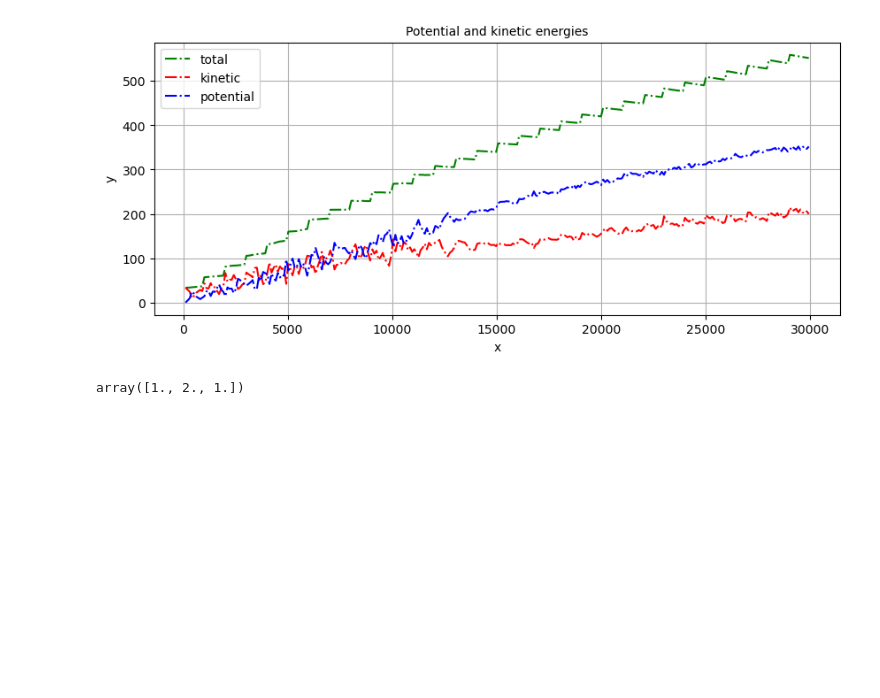
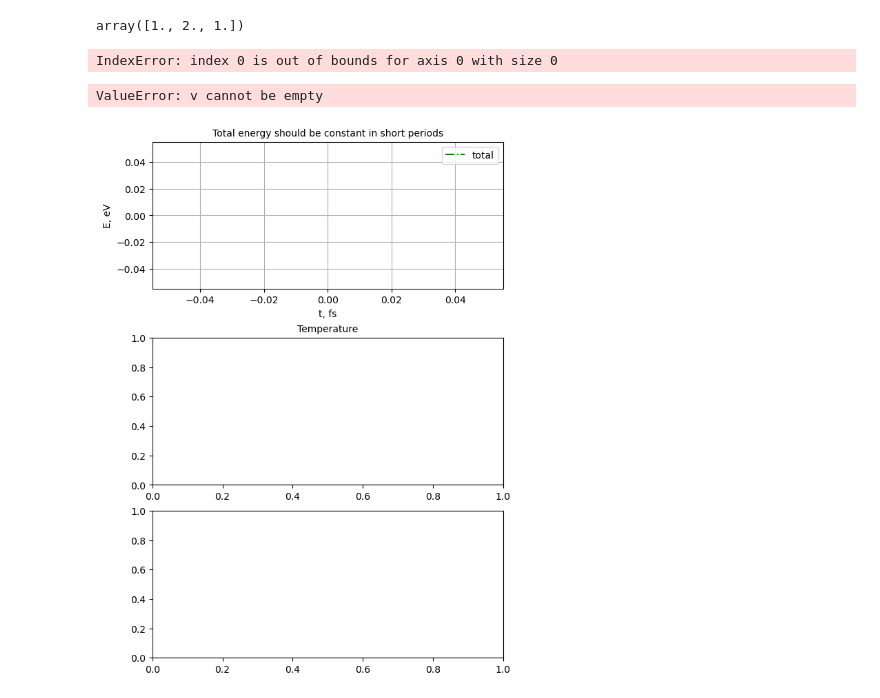
Before and after one commit to maximelianos/molecular-dynamics, a Jupyter notebook: plot/milestone07.ipynb, the cells around one changed output. Cells and saved outputs as stored; diff of their text form; code cells hidden in the pictures; blank space fills up the shorter version.

```diff
--- a/plot/milestone07.ipynb
+++ b/plot/milestone07.ipynb
@@ -10,7 +10,7 @@ import matplotlib.pyplot as plt
 #для четкой прорисовки графиков
 #%config InlineBackend.figure_format = 'svg'
 
-def read_energy(file) -> tuple[np.ndarray, np.ndarray]:
+def read_energy(file: str) -> tuple[np.ndarray, np.ndarray]:
     x_vals = []
     y_vals = []
     with open(file) as f:
@@ -19,13 +19,22 @@ def read_energy(file) -> tuple[np.ndarray, np.ndarray]:
             x_vals.append(time)
             y_vals.append(energy)
     return np.array(x_vals), np.array(y_vals)
+
+def sliding_average(arr: np.ndarray, window):
+    return np.convolve(arr, [1] * window, 'same') / window
+
+a = np.array([3, 0, 3])
+sliding_average(a, 3)
+# %% [output]
+array([1., 2., 1.])
 # %%
-#base_path = "../data/milestone07/dot5-100/"
 base_path = "../buildDir/milestones/07/"
 x, y_tot = read_energy(base_path + "total_energy.txt")
 _, y_k = read_energy(base_path + "kinetic_energy.txt")
 _, y_p = read_energy(base_path + "potential_energy.txt")
+_, t = read_energy(base_path + "temperature.txt")
 
+# set E_p[0] as starting point for potential energy
 p0 = y_p[0]
 for i in range(len(y_p)):
     y_p[i] -= p0
@@ -54,8 +63,8 @@ plt.grid(True)
 # plt.yticks(range(-2, 3))
 
 # подписи осей
-plt.ylabel('y',  fontsize=10)
-plt.xlabel('x',  fontsize=10)
+plt.ylabel('E, electron-volt',  fontsize=10)
+plt.xlabel('t, fs',  fontsize=10)
 
 # легенда
 plt.legend(fontsize=10)
@@ -65,12 +74,4 @@ plt.show()
 # сохранить
 #plt.savefig('fig.pdf')
 # %% [output]
-[figure, removed]
+IndexError: index 0 is out of bounds for axis 0 with size 0
-# %%
-def sliding_average(arr: np.ndarray, window):
-    return np.convolve(arr, [1] * window, 'same') / window
-
-a = np.array([3, 0, 3])
-sliding_average(a, 3)
-# %% [output]
-array([1., 2., 1.])
@@ -88,0 +78,28 @@ for i in range(len(y_p)):
+# %%
+fig, axs = plt.subplots(3, 1, layout='constrained', figsize=(6,8))
+
+axs[0].set_title('Total energy should be constant in short periods',fontsize=10)
+axs[0].plot(x, y_tot, linestyle='-.', color='g', label='total')
+axs[0].grid(True)
+axs[0].set_ylabel('E, eV',  fontsize=10)
+axs[0].set_xlabel('t, fs',  fontsize=10)
+axs[0].legend(fontsize=10)
+
+axs[1].set_title('Temperature',fontsize=10)
+axs[1].plot(x, sliding_average(t, 10), linestyle='-.', color='r', label='temperature')
+axs[1].grid(True)
+axs[1].set_ylabel('Temperature, Kelvin',  fontsize=10)
+axs[1].set_xlabel('t, fs',  fontsize=10)
+axs[1].legend(fontsize=10)
+
+axs[2].set_title('Potential energy',fontsize=10)
+axs[2].plot(x, sliding_average(y_p, 5), linestyle='-.', color='r', label='potential')
+axs[2].grid(True)
+axs[2].set_ylabel('E, eV',  fontsize=10)
+axs[2].set_xlabel('t, fs',  fontsize=10)
+axs[2].legend(fontsize=10)
+
+#plt.savefig('fig.pdf')
+# %% [output]
+ValueError: v cannot be empty
+[figure, added]
```
Also changed, not shown: parts of 5 cells of this notebook, 8 other files.
